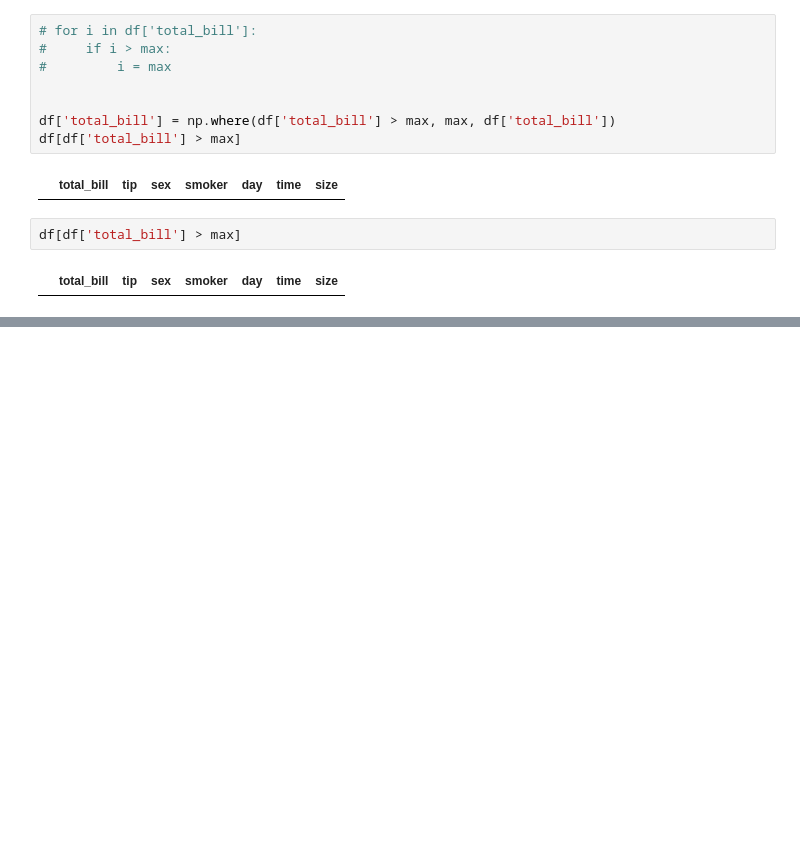
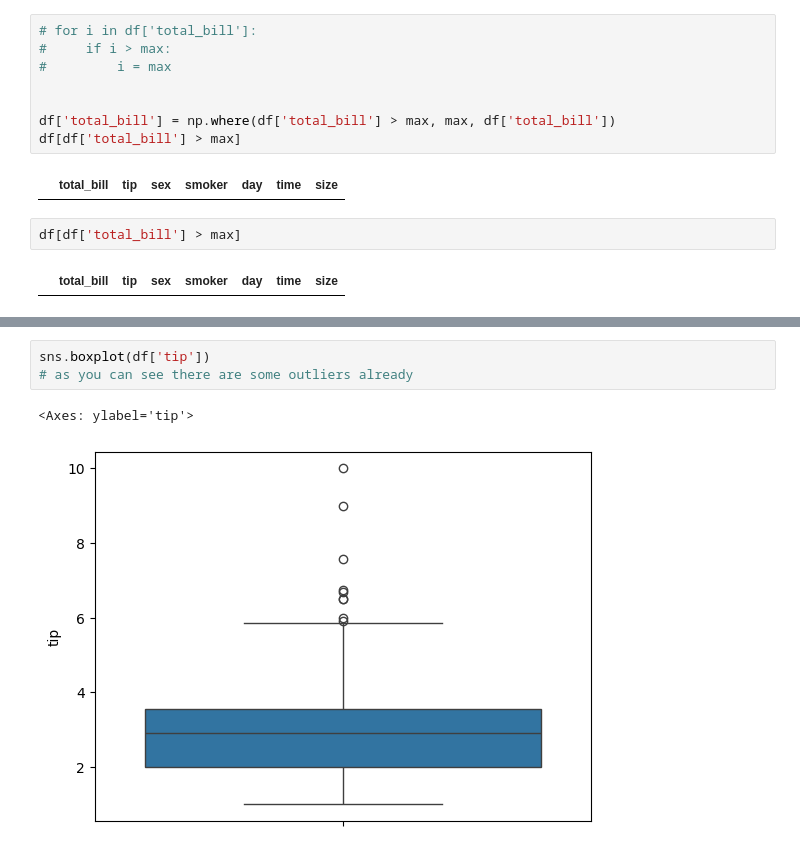
Before and after one commit to Shrikantlala24/Machine-learning, a Jupyter notebook: Feature engineering NB's/14_Outlier_handling.ipynb, the cells around one changed output, grey strips where cells are left out. Saved outputs shown, nothing was run; the diff lists cells and outputs as text; blank space fills up the shorter version.

```diff
--- a/Feature engineering NB's/14_Outlier_handling.ipynb
+++ b/Feature engineering NB's/14_Outlier_handling.ipynb
@@ -94,0 +125,6 @@ df[df['total_bill'] > max]
+# %%
+sns.boxplot(df['tip'])
+# as you can see there are some outliers already
+# %% [output]
+<Axes: ylabel='tip'>
+[figure, added]
```
Also changed, not shown: parts of 11 cells of this notebook.
